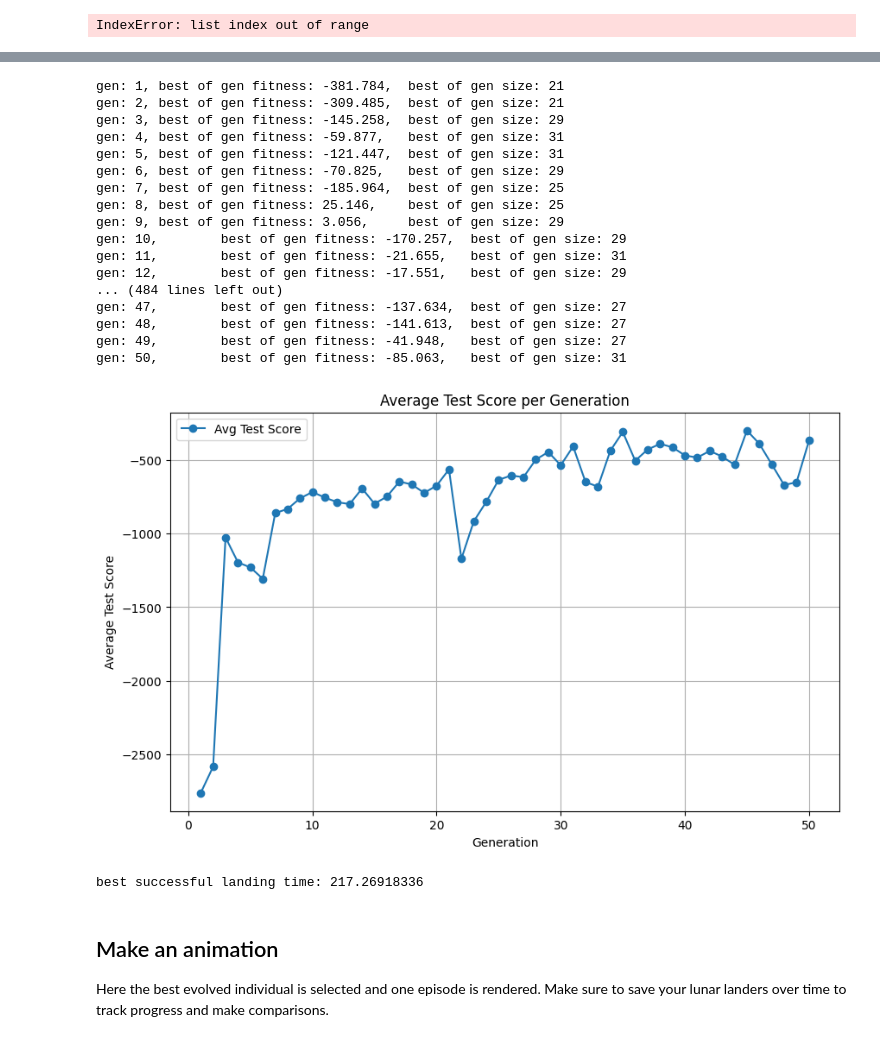
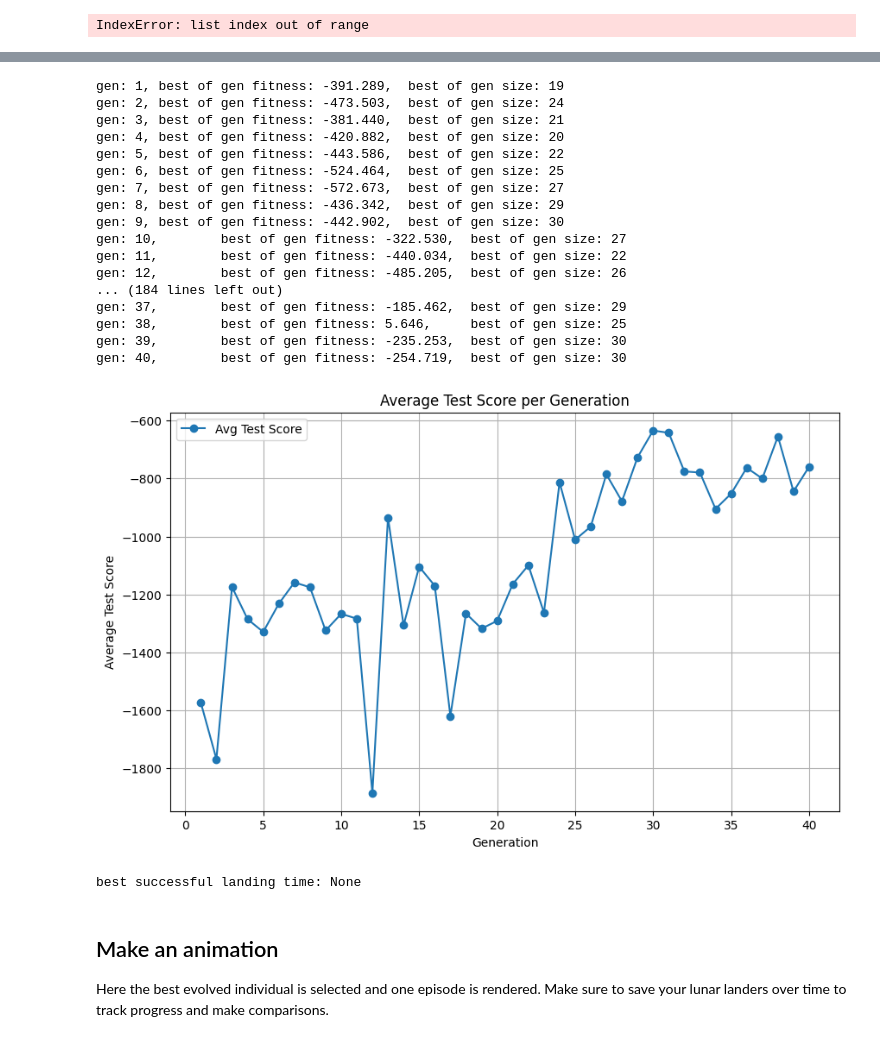
Before and after one commit to firstthomas/genepromulti, a Jupyter notebook: solution.ipynb, the cells around one changed output, grey strips where cells are left out. Cells and saved outputs as stored; diff of their text form; code cells hidden in the pictures.

Commit message:
crossover

```diff
--- a/solution.ipynb
+++ b/solution.ipynb
@@ -137,19 +122,28 @@ Here the leaf and internal nodes are defined. Think about the odds of sampling a
 
 Adjust the population size (multiple of 8 if you want to use the standard tournament selection), max generations and max tree size to taste. Be aware that each of these settings can increase the runtime.
 # %%
+from genepro.selection import tournament_selection
+from genepro.variation import node_level_crossover, subtree_crossover, subtree_mutation
+
+
 num_features = env.observation_space.shape[0]
 leaf_nodes = [Feature(i) for i in range(num_features)]
-leaf_nodes = leaf_nodes + [Constant()] # Think about the probability of sampling a coefficient
-internal_nodes = [Plus(),Minus(),Times(),Div()] #Add your own operators here
+leaf_nodes = leaf_nodes + [Constant(), Constant(), Constant()] # Think about the probability of sampling a coefficient
+# Use all internal nodes found in node_impl.py
+internal_nodes = [Plus(), Minus(), Times(), Div(), Sin(), Cos(), Log(), Min(), Max()]
 
 evo = Evolution(
   fitness_function_pt, internal_nodes, leaf_nodes,
   4,
-  pop_size=48,
-  max_gens=10,
+  pop_size=128,
+  max_gens=100,
   max_tree_size=31,
-  n_jobs=8,
-  verbose=True)
+  n_jobs=12,
+  verbose=True,
+  crossovers=[{"fun": subtree_crossover, "rate": 0.75}, {"fun": node_level_crossover, "rate":0.1}],
+  mutations=[{"fun": subtree_mutation, "rate": 0.4}],
+  selection={"fun":tournament_selection,"kwargs":{"tournament_size":4}},
+  )
 # %% [markdown]
 ## Evolve
 Running this cell will use all the settings above as parameters
@@ -643,10 +576,10 @@ Mutation rate 0.9, avg_time 71.6575188, avg_score -3429.604381159592, avg_score_
 from genepro.variation import *
 
 def experiment():
-    max_gens = 50
+    max_gens = 40
     all_test_scores = [[] for _ in range(max_gens+1)]
     best_successful_landing_time = None
-    for i in range(10):
+    for i in range(5):
         start = datetime.now()
         evo = Evolution(
             fitness_function_pt, internal_nodes, leaf_nodes,
@@ -654,10 +587,13 @@ def experiment():
             pop_size=48,
             max_gens=max_gens,
             max_tree_size=31,
-            n_jobs=8,
+            n_jobs=12,
             verbose=True,
             crossovers=[{"fun": subtree_crossover, "rate": 0.75}],
-            mutations=[{"fun": subtree_mutation, "rate": 0.5}])
+            # crossovers=[{"fun": subtree_crossover, "rate": 0.75}, {"fun": node_level_crossover, "rate":0.4}],
+            mutations=[{"fun": subtree_mutation, "rate": 0.4}],
+            selection={"fun":tournament_selection,"kwargs":{"tournament_size":2}},
+        )
         evo.evolve()
         end = datetime.now()
         time = (end - start).total_seconds()
@@ -672,53 +608,53 @@ def experiment():
                 if best_successful_landing_time is None or proportional_time < best_successful_landing_time:
                     best_successful_landing_time = proportional_time
     avg_test_scores = []
     for scores in all_test_scores[:max_gens]:
         avg_test_scores.append(np.mean(scores))
 
-    with open("avg_test_scores_baseline.csv", mode="w", newline="") as file:
+    with open("avg_test_scores_baseline.csv", mode="w+", newline="") as file:
         writer = csv.writer(file)
         writer.writerow(["Generation", "Average Test Score"])
         for generation, avg_score in enumerate(avg_test_scores, start=1):
             writer.writerow([generation, avg_score])
 
 
     return avg_test_scores, best_successful_landing_time
 
 def plot_scores_over_generations(avg_test_scores):
     generations = list(range(1, len(avg_test_scores) + 1))
     plt.figure(figsize=(10, 6))
     plt.plot(generations, avg_test_scores, marker='o', label='Avg Test Score')
     plt.title('Average Test Score per Generation')
     plt.xlabel('Generation')
     plt.ylabel('Average Test Score')
     plt.grid(True)
     plt.legend()
     plt.show()
 
 # Example Usage
 avg_test_scores, best_successful_landing_time = experiment()
 plot_scores_over_generations(avg_test_scores)
 print(f"best successful landing time: {best_successful_landing_time}")
 # %% [output]
-gen: 1, best of gen fitness: -381.784,  best of gen size: 21
-gen: 2, best of gen fitness: -309.485,  best of gen size: 21
-gen: 3, best of gen fitness: -145.258,  best of gen size: 29
-gen: 4, best of gen fitness: -59.877,   best of gen size: 31
-gen: 5, best of gen fitness: -121.447,  best of gen size: 31
-gen: 6, best of gen fitness: -70.825,   best of gen size: 29
-gen: 7, best of gen fitness: -185.964,  best of gen size: 25
-gen: 8, best of gen fitness: 25.146,    best of gen size: 25
-gen: 9, best of gen fitness: 3.056,     best of gen size: 29
-gen: 10,        best of gen fitness: -170.257,  best of gen size: 29
-gen: 11,        best of gen fitness: -21.655,   best of gen size: 31
-gen: 12,        best of gen fitness: -17.551,   best of gen size: 29
-... (484 lines left out)
-gen: 47,        best of gen fitness: -137.634,  best of gen size: 27
-gen: 48,        best of gen fitness: -141.613,  best of gen size: 27
-gen: 49,        best of gen fitness: -41.948,   best of gen size: 27
-gen: 50,        best of gen fitness: -85.063,   best of gen size: 31
+gen: 1, best of gen fitness: -391.289,  best of gen size: 19
+gen: 2, best of gen fitness: -473.503,  best of gen size: 24
+gen: 3, best of gen fitness: -381.440,  best of gen size: 21
+gen: 4, best of gen fitness: -420.882,  best of gen size: 20
+gen: 5, best of gen fitness: -443.586,  best of gen size: 22
+gen: 6, best of gen fitness: -524.464,  best of gen size: 25
+gen: 7, best of gen fitness: -572.673,  best of gen size: 27
+gen: 8, best of gen fitness: -436.342,  best of gen size: 29
+gen: 9, best of gen fitness: -442.902,  best of gen size: 30
+gen: 10,        best of gen fitness: -322.530,  best of gen size: 27
+gen: 11,        best of gen fitness: -440.034,  best of gen size: 22
+gen: 12,        best of gen fitness: -485.205,  best of gen size: 26
+... (184 lines left out)
+gen: 37,        best of gen fitness: -185.462,  best of gen size: 29
+gen: 38,        best of gen fitness: 5.646,     best of gen size: 25
+gen: 39,        best of gen fitness: -235.253,  best of gen size: 30
+gen: 40,        best of gen fitness: -254.719,  best of gen size: 30
-[figure, old version]
+[figure, new version]
-best successful landing time: 217.26918336
+best successful landing time: None
 # %% [markdown]
 ## Make an animation
 Here the best evolved individual is selected and one episode is rendered. Make sure to save your lunar landers over time to track progress and make comparisons.
```
Also changed, not shown: parts of 10 cells of this notebook, 24 other files.
